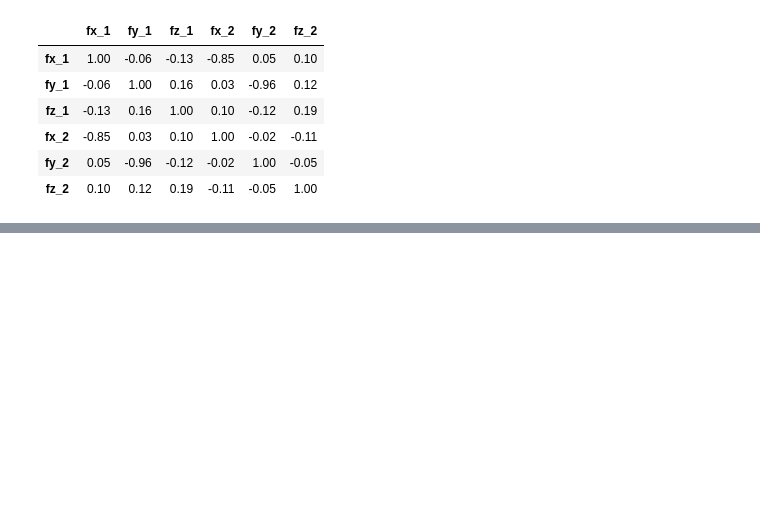
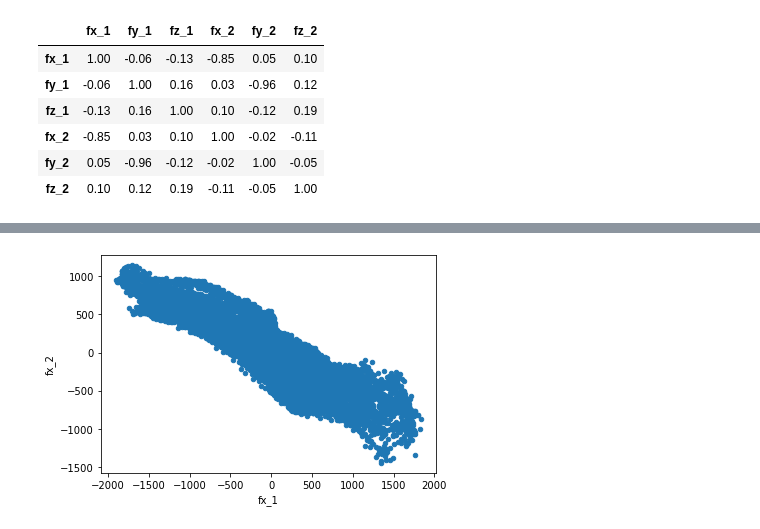
Before and after one commit to aumyfarhan/robot_force_prediction, a Jupyter notebook: Exploratory_Data_Analysis.ipynb, the cells around one changed output, grey strips where cells are left out. Cells and saved outputs as stored; diff of their text form; code cells hidden in the pictures; blank space fills up the shorter version.

```diff
--- a/Exploratory_Data_Analysis.ipynb
+++ b/Exploratory_Data_Analysis.ipynb
@@ -310,0 +314,4 @@ output_output_corr.style.background_gradient(cmap='coolwarm').set_precision(2)
+# %%
+ax2 = data_2.plot.scatter(x='fx_1', y='fx_2')
+# %% [output]
+[figure, added]
```
Also changed, not shown: parts of 7 cells of this notebook.
